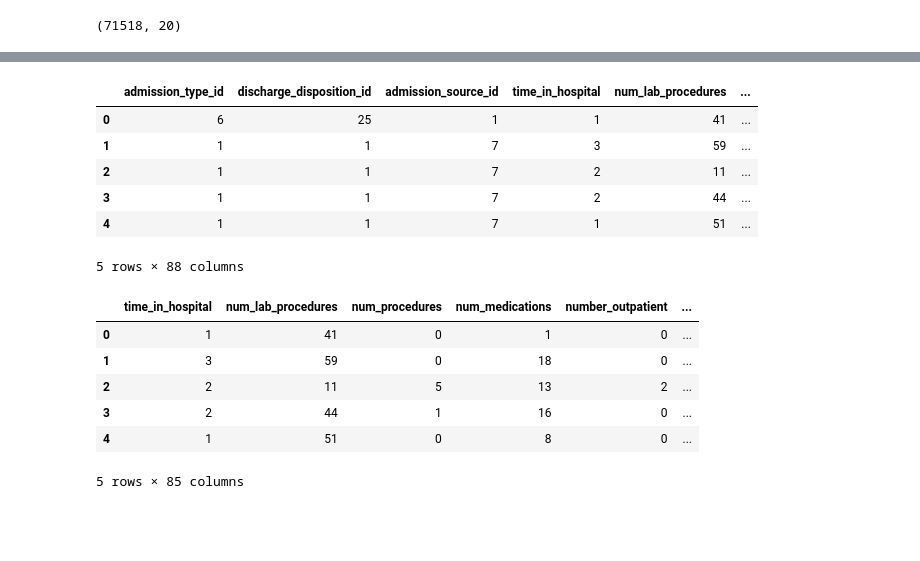
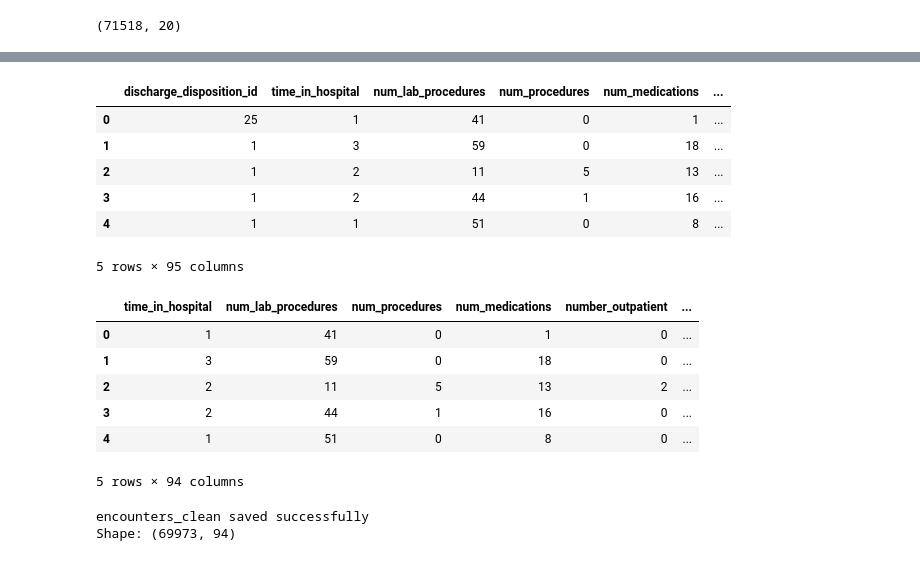
Before and after one commit to aboltonbsb/diabetes-readmission-predictor, a Jupyter notebook: notebooks/03_feature_engineering.ipynb, the cells around one changed output, grey strips where cells are left out. Cells and saved outputs as stored; diff of their text form; code cells hidden in the pictures; blank space fills up the shorter version.

```diff
--- a/notebooks/03_feature_engineering.ipynb
+++ b/notebooks/03_feature_engineering.ipynb
@@ -183,3 +185,21 @@ Other              0.013802
 Asian              0.005467
 Name: proportion, dtype: float64
 (71518, 20)
+# %%
+admission_type_map = {
+    1:'Emergency',
+    2:'Urgent',
+    3:'Elective',
+    4:'Newborn',
+    5:'Not Available',
+    6:'NULL',
+    7:'Trauma Center',
+    8:'Not Mapped'
+}
+
+admission_type_other = ['NULL', 'Not Available', 'Not Mapped', 'Trauma Center', 'Newborn']
+
+df_clone['admission_type'] = df_clone['admission_type_id'].map(admission_type_map)
+df_clone['admission_type'] = df_clone['admission_type'].replace(admission_type_other, 'Other')
+df_clone.drop(columns='admission_type_id', inplace=True)
+print(df_clone['admission_type'].value_counts())
@@ -186,19 +270,19 @@ Name: proportion, dtype: float64
 # %%
-df_clone = pd.get_dummies(df_clone, columns=['age', 'race', 'gender', 'diag_1', 'diag_2', 'diag_3', 'A1Cresult'], drop_first=True)
+df_clone = pd.get_dummies(df_clone, columns=['age', 'race', 'gender', 'diag_1', 'diag_2', 'diag_3', 'A1Cresult', 'admission_type', 'admission_source'], drop_first=True)
 df_clone.shape
 df_clone.head()
 # %% [output]
-|  | admission_type_id | discharge_disposition_id | admission_source_id | time_in_hospital | num_lab_procedures | ... |
-| 0 | 6 | 25 | 1 | 1 | 41 | ... |
-| 1 | 1 | 1 | 7 | 3 | 59 | ... |
-| 2 | 1 | 1 | 7 | 2 | 11 | ... |
-| 3 | 1 | 1 | 7 | 2 | 44 | ... |
-| 4 | 1 | 1 | 7 | 1 | 51 | ... |
+|  | discharge_disposition_id | time_in_hospital | num_lab_procedures | num_procedures | num_medications | ... |
+| 0 | 25 | 1 | 41 | 0 | 1 | ... |
+| 1 | 1 | 3 | 59 | 0 | 18 | ... |
+| 2 | 1 | 2 | 11 | 5 | 13 | ... |
+| 3 | 1 | 2 | 44 | 1 | 16 | ... |
+| 4 | 1 | 1 | 51 | 0 | 8 | ... |
-5 rows × 88 columns
+5 rows × 95 columns
 # %%
 codes = [11, 13, 14, 19, 20, 21]
 df_clone = df_clone[~df_clone['discharge_disposition_id'].isin(codes)]
-df_clone.drop(columns=['admission_type_id', 'discharge_disposition_id', 'admission_source_id'], inplace=True)
+df_clone.drop(columns=['discharge_disposition_id'], inplace=True)
 df_clone['readmitted'] = (df_clone['readmitted'] != 'NO').astype(int)
 
 df_clone.head()
@@ -209,4 +293,14 @@ df_clone.head()
 | 2 | 2 | 11 | 5 | 13 | 2 | ... |
 | 3 | 2 | 44 | 1 | 16 | 0 | ... |
 | 4 | 1 | 51 | 0 | 8 | 0 | ... |
-5 rows × 85 columns
+5 rows × 94 columns
+# %%
+conn = sqlite3.connect('../diabetes-readmission.db')
+df_clone.to_sql('encounters_clean', conn, if_exists='replace', index=False)
+conn.close()
+
+print("encounters_clean saved successfully")
+print(f"Shape: {df_clone.shape}")
+# %% [output]
+encounters_clean saved successfully
+Shape: (69973, 94)
```
Also changed, not shown: parts of 3 cells of this notebook.
